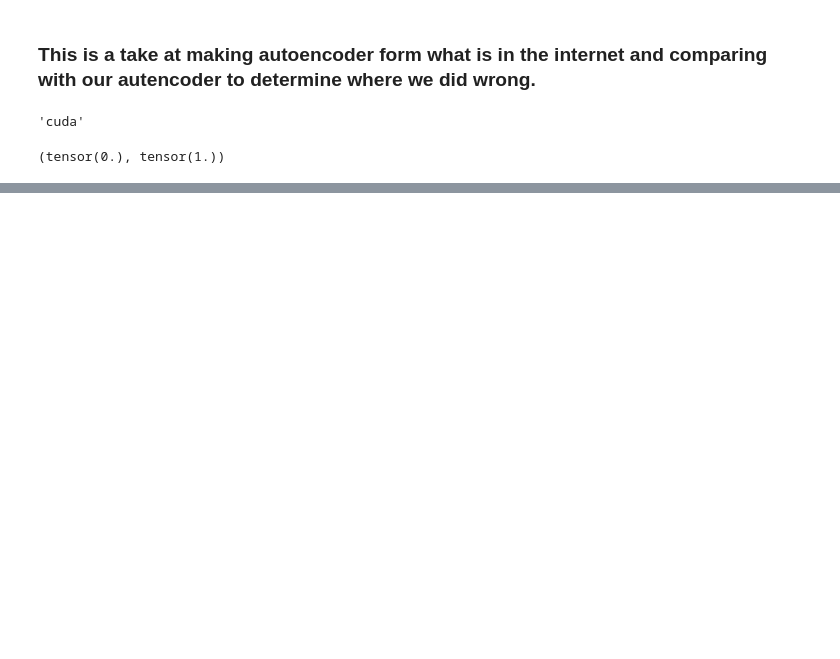
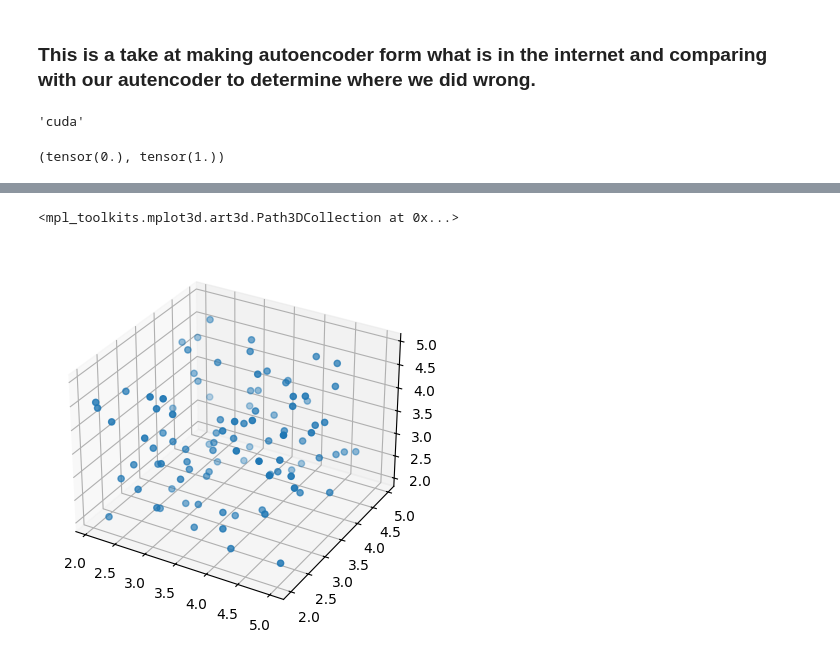
Before and after one commit to kmsmeng/ML_Projects, a Jupyter notebook: Image_Clustering/follow_from_video.ipynb, the cells around one changed output, grey strips where cells are left out. Drawn from its saved outputs; the diff is of its cells as text; code cells hidden in the pictures; blank space fills up the shorter version.

```diff
--- a/Image_Clustering/follow_from_video.ipynb
+++ b/Image_Clustering/follow_from_video.ipynb
@@ -268,0 +350,19 @@ Model Accuracy: 5.85 %
+# %%
+# What the true labels for the cluster should be.....
+fig, ax = plt.subplots(subplot_kw={'projection': '3d'})
+
+
+
+import torch
+
+a = 2   # lower bound
+b = 5   # upper bound
+size = (100, 3)  # shape of the tensor
+
+enc = a + (b - a) * torch.rand(size)
+'NOTE: torch.rand only generates number between 0 to 1. [0, 1)'
+
+ax.scatter(enc[:, 0], enc[:, 1], enc[:, 2])
+# %% [output]
+<mpl_toolkits.mplot3d.art3d.Path3DCollection at 0x...>
+[figure, added]
```
Also changed, not shown: parts of 25 cells of this notebook.
